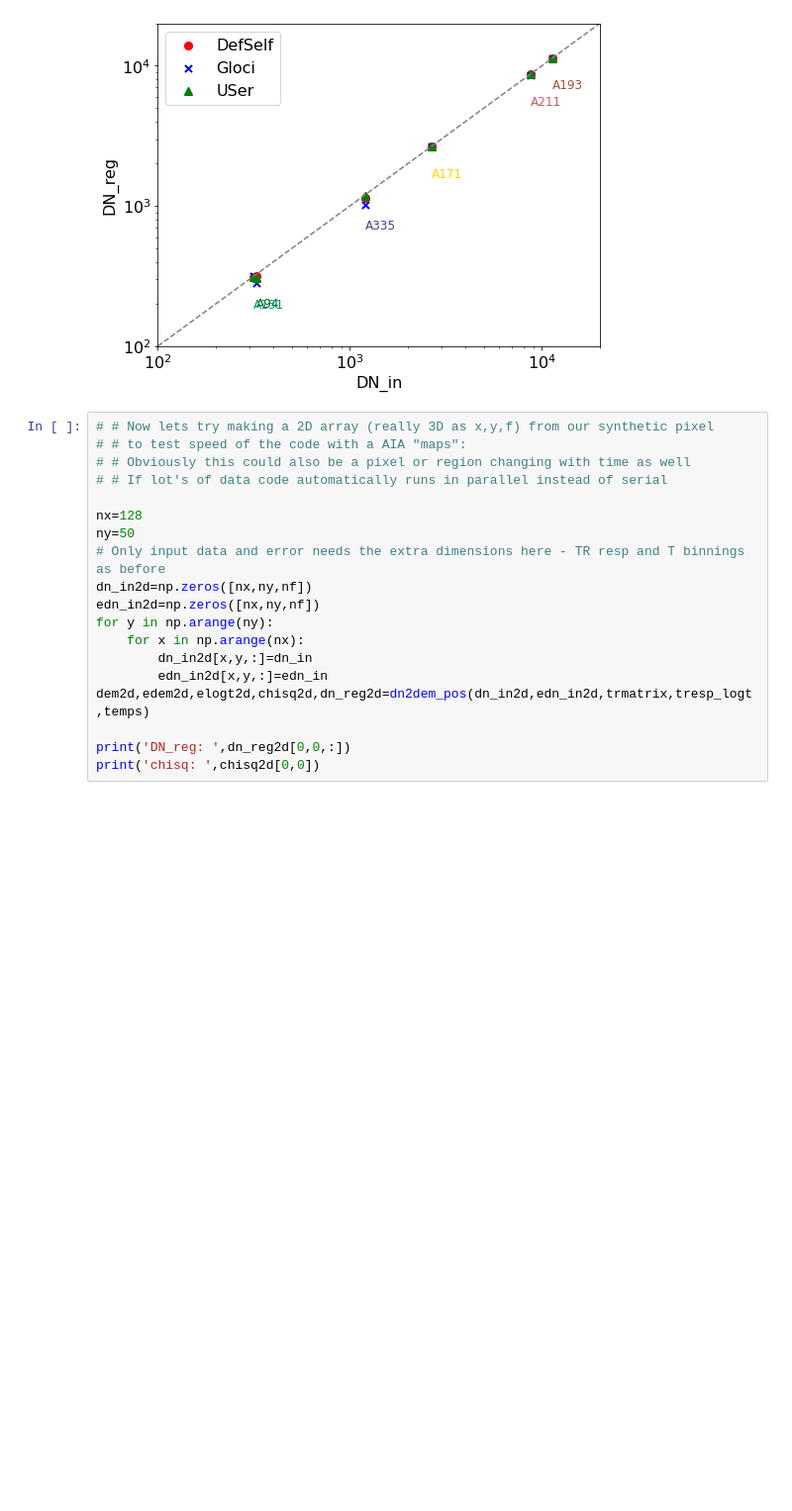
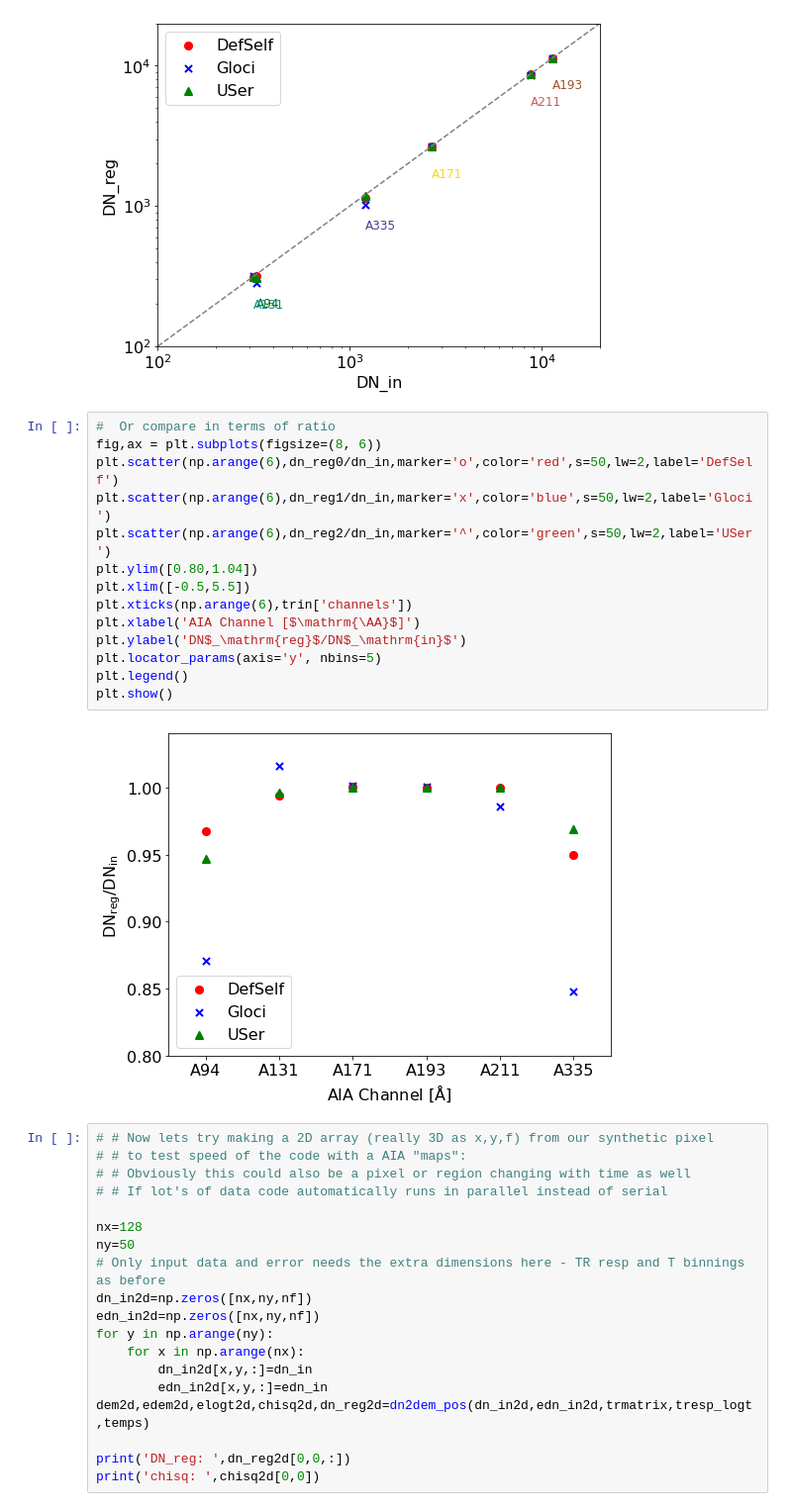
Before and after one commit to ianan/demreg, a Jupyter notebook: python/example_demregpy_aiasyn.ipynb, the cells around one changed output. Shown at 99% size. Saved outputs shown, nothing was run; the diff lists cells and outputs as text; blank space fills up the shorter version.

```diff
--- a/python/example_demregpy_aiasyn.ipynb
+++ b/python/example_demregpy_aiasyn.ipynb
@@ -221,6 +221,22 @@ Def Self:  [0.96754282 0.99394121 1.0005687  0.99935987 0.99980189 0.9498656 ]
 Gloci:  [0.87117987 1.01624649 1.00122322 1.00042816 0.98595053 0.84828973]
 User:  [0.94637752 0.99586605 0.99941322 0.99950448 0.99964584 0.96896013]
 [figure]
+# %%
+#  Or compare in terms of ratio
+fig,ax = plt.subplots(figsize=(8, 6))
+plt.scatter(np.arange(6),dn_reg0/dn_in,marker='o',color='red',s=50,lw=2,label='DefSelf')
+plt.scatter(np.arange(6),dn_reg1/dn_in,marker='x',color='blue',s=50,lw=2,label='Gloci')
+plt.scatter(np.arange(6),dn_reg2/dn_in,marker='^',color='green',s=50,lw=2,label='USer')
+plt.ylim([0.80,1.04])
+plt.xlim([-0.5,5.5])
+plt.xticks(np.arange(6),trin['channels'])
+plt.xlabel('AIA Channel [$\mathrm{\AA}$]')
+plt.ylabel('DN$_\mathrm{reg}$/DN$_\mathrm{in}$')
+plt.locator_params(axis='y', nbins=5)
+plt.legend()
+plt.show()
+# %% [output]
+[figure, added]
 # %%
 # # Now lets try making a 2D array (really 3D as x,y,f) from our synthetic pixel
 # # to test speed of the code with a AIA "maps":
```
